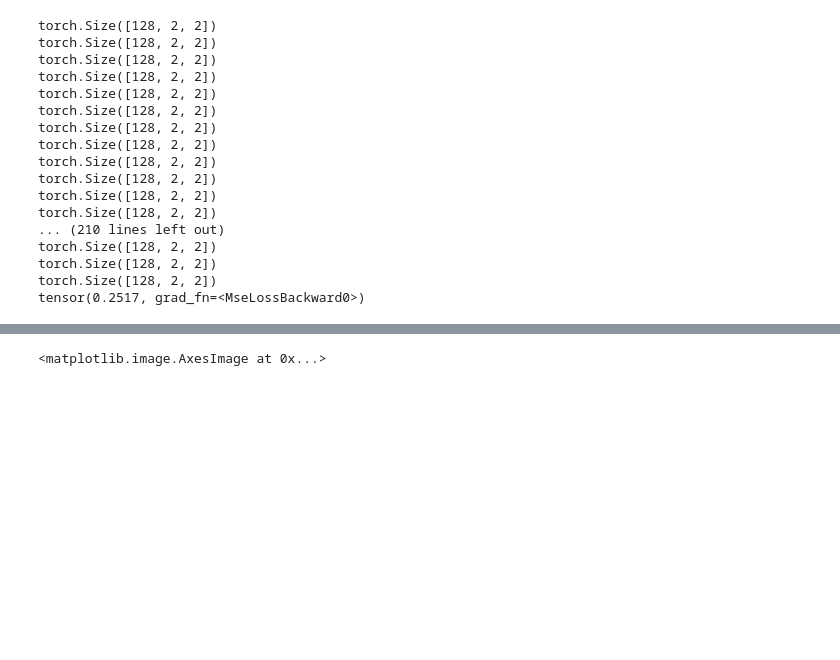
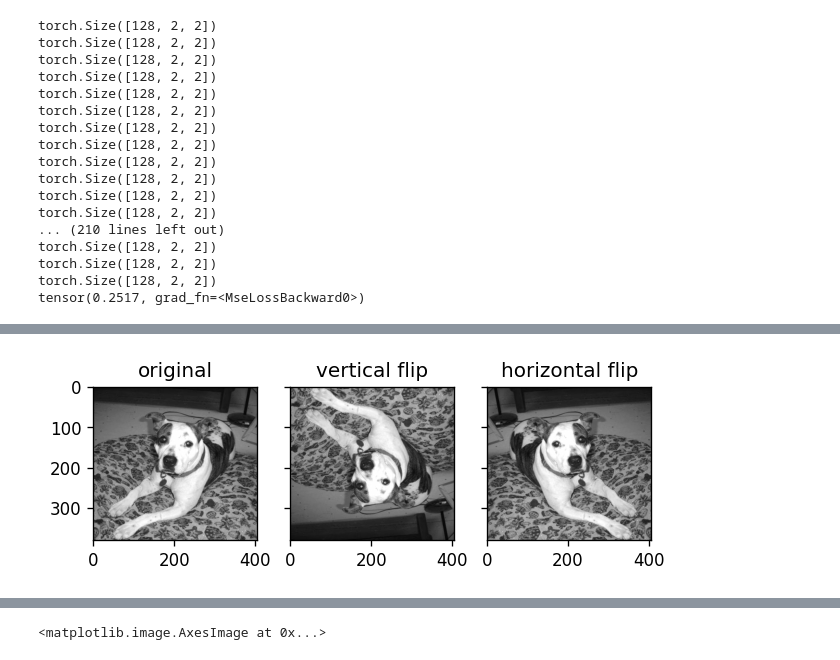
Before and after one commit to Oreolorun/NeuralNetsPractice, a Jupyter notebook: Convolutional_Neural_Nets.ipynb, the cells around one changed output, grey strips where cells are left out. Saved outputs shown, nothing was run; the diff lists cells and outputs as text; code cells hidden in the pictures; blank space fills up the shorter version.

```diff
--- a/Convolutional_Neural_Nets.ipynb
+++ b/Convolutional_Neural_Nets.ipynb
@@ -202,0 +239,15 @@ for file in tqdm(os.listdir(parent_dir)):
+# %%
+def flip_image(image):
+  flipped_vertical = cv2.flip(image, 0)
+  flipped_horizontal = cv2.flip(image, 1)
+  fig, axes = plt.subplots(1,3, dpi=120, sharey=True)
+  axes[0].imshow(image, cmap='gray')
+  axes[1].imshow(flipped_vertical, cmap='gray')
+  axes[2].imshow(flipped_horizontal, cmap='gray')
+  axes[0].set_title('original')
+  axes[1].set_title('vertical flip')
+  axes[2].set_title('horizontal flip')
+
+flip_image(sample)
+# %% [output]
+[figure, added]
```
Also changed, not shown: parts of 20 cells of this notebook.
